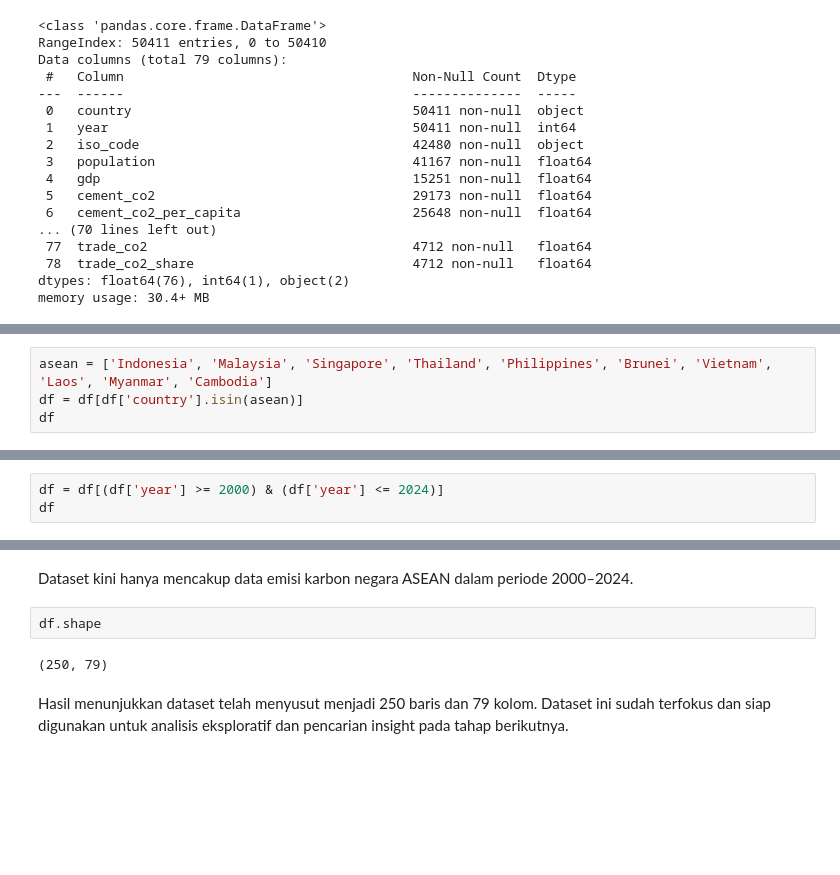
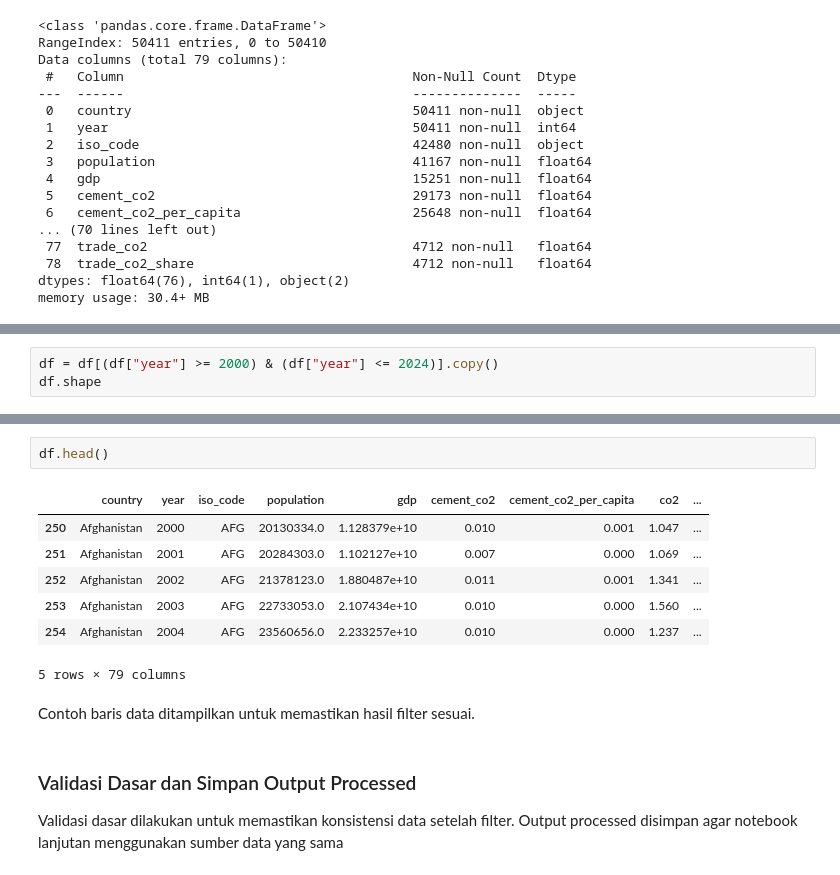
Before and after one commit to AlvitoDwiP/carbon-emission, a Jupyter notebook: notebooks/01_data_loading.ipynb, the cells around one changed output, grey strips where cells are left out. Saved outputs shown, nothing was run; the diff lists cells and outputs as text; blank space fills up the shorter version.

```diff
--- a/notebooks/01_data_loading.ipynb
+++ b/notebooks/01_data_loading.ipynb
@@ -134,4 +84,0 @@ data emisi difilter menjadi hanya negara-negara ASEAN saja
-# %%
-asean = ['Indonesia', 'Malaysia', 'Singapore', 'Thailand', 'Philippines', 'Brunei', 'Vietnam', 'Laos', 'Myanmar', 'Cambodia']
-df = df[df['country'].isin(asean)]
-df
@@ -155,4 +117,4 @@ Rentang ini dipilih untuk merepresentasikan kondisi emisi karbon pada periode mo
 # %%
-df = df[(df['year'] >= 2000) & (df['year'] <= 2024)]
-df
+df = df[(df["year"] >= 2000) & (df["year"] <= 2024)].copy()
+df.shape
 # %% [output]
@@ -172,9 +122,16 @@ df
-# %% [markdown]
-Dataset kini hanya mencakup data emisi karbon negara ASEAN dalam periode 2000–2024.
 # %%
-df.shape
+df.head()
 # %% [output]
+|  | country | year | iso_code | population | gdp | cement_co2 | cement_co2_per_capita | co2 | ... |
+| 250 | Afghanistan | 2000 | AFG | 20130334.0 | 1.128379e+10 | 0.010 | 0.001 | 1.047 | ... |
+| 251 | Afghanistan | 2001 | AFG | 20284303.0 | 1.102127e+10 | 0.007 | 0.000 | 1.069 | ... |
+| 252 | Afghanistan | 2002 | AFG | 21378123.0 | 1.880487e+10 | 0.011 | 0.001 | 1.341 | ... |
+| 253 | Afghanistan | 2003 | AFG | 22733053.0 | 2.107434e+10 | 0.010 | 0.000 | 1.560 | ... |
+| 254 | Afghanistan | 2004 | AFG | 23560656.0 | 2.233257e+10 | 0.010 | 0.000 | 1.237 | ... |
-(250, 79)
+5 rows × 79 columns
-# %% [markdown]
-Hasil menunjukkan dataset telah menyusut menjadi 250 baris dan 79 kolom.
-Dataset ini sudah terfokus dan siap digunakan untuk analisis eksploratif dan pencarian insight pada tahap berikutnya.
+# %% [markdown]
+Contoh baris data ditampilkan untuk memastikan hasil filter sesuai.
+# %% [markdown]
+### Validasi Dasar dan Simpan Output Processed
+Validasi dasar dilakukan untuk memastikan konsistensi data setelah filter.
+Output processed disimpan agar notebook lanjutan menggunakan sumber data yang sama
```
Also changed, not shown: parts of 32 cells of this notebook.
